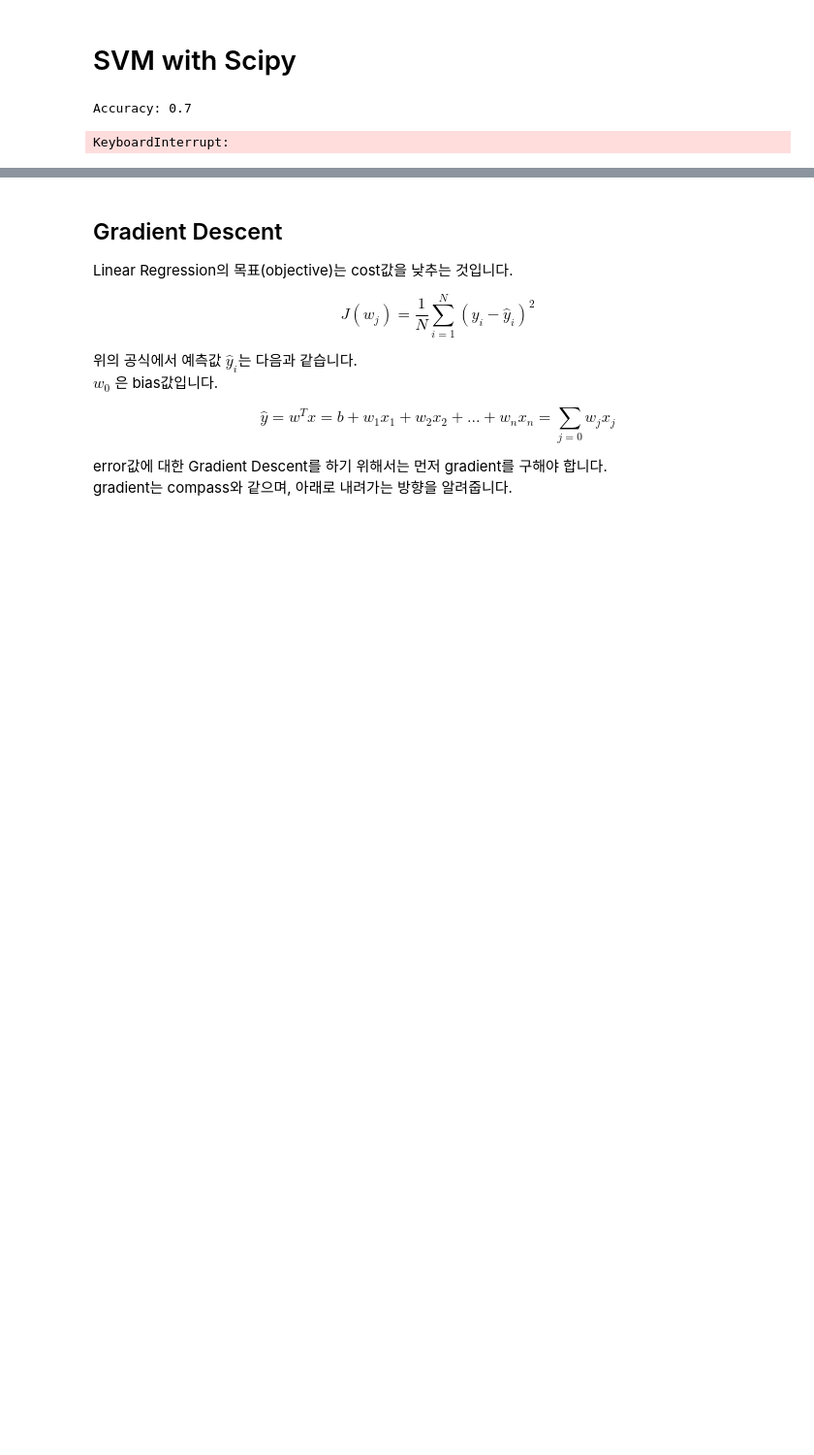
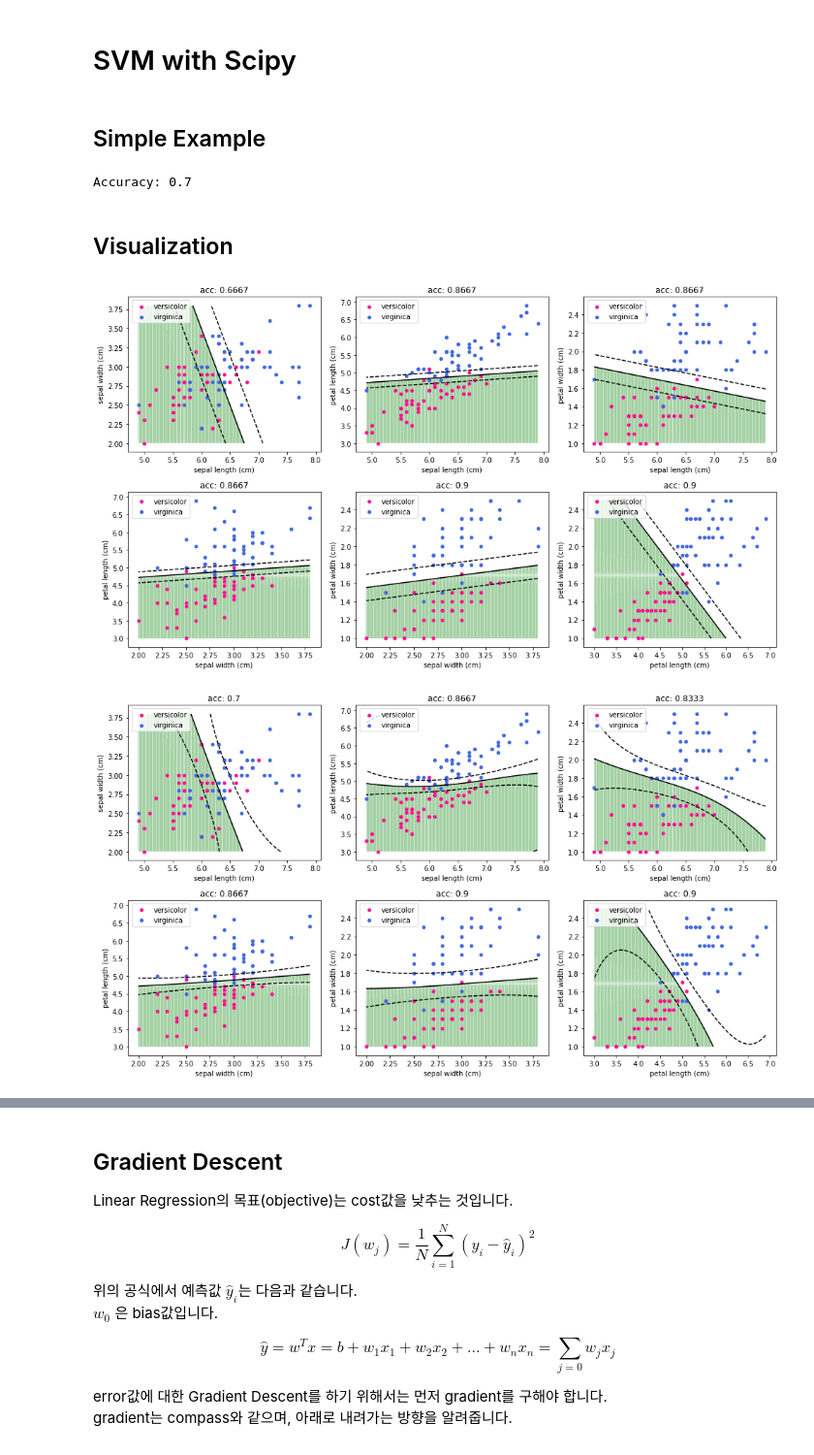
Before and after one commit to AndersonJo/support-vector-machine, a Jupyter notebook: 02 SVM with Numpy.ipynb, the cells around one changed output, grey strips where cells are left out. Shown at 97% size. Saved outputs shown, nothing was run; the diff lists cells and outputs as text; code cells hidden in the pictures; blank space fills up the shorter version.

```diff
--- a/02 SVM with Numpy.ipynb
+++ b/02 SVM with Numpy.ipynb
@@ -71,6 +71,8 @@ visualize_dataset()
 # %%
 from sklearn.svm import LinearSVC, SVC
 from sklearn.metrics import accuracy_score
+# %% [markdown]
+## Simple Example
 # %%
 clf = SVC(kernel='rbf')
 clf.fit(train_x[:, :2], train_y)
@@ -80,33 +82,8 @@ acc = accuracy_score(test_y, pred_y)
 print(f'Accuracy: {acc:.4}')
 # %% [output]
 Accuracy: 0.7
-# %%
-clf = SVC(kernel=kernel, gamma=10)
-clf.fit(X_train, y_train)
-
-# clf = svm.SVC(kernel=kernel, gamma=10)
-# clf.fit(X_train, y_train)
-
-f1_min = data_x[:, 0].min()
-f1_max = data_x[:, 0].max()
-f2_min = data_x[:, 1].min()
-f2_max = data_x[:, 1].max()
-
-xx, yy = np.mgrid[f1_min:f1_max:200j, f2_min:f2_max:200j]
-
-# xx, yy = np.meshgrid(np.linspace(f1_min, f1_max, 200),
-#                      np.linspace(f2_min, f2_max, 200))
-
-print(xx.shape, yy.shape)
-_features = np.c_[xx.ravel(), yy.ravel()]
-print('_features:', _features.shape)
-zz = clf.decision_function(_features)
-zz.shape
-# XX, YY = np.mgrid[x_min:x_max:200j, y_min:y_max:200j]
-# clf.decision_function(np.c_[XX.ravel(), YY.ravel()])
-# clf.decision_function(train_x[0:1]), train_x[0:1]
-# %% [output]
-KeyboardInterrupt:
+# %% [markdown]
+## Visualization
 # %%
 def visualize_dataset(model, kernel='rbf', **kwargs):
     features = iris.feature_names
@@ -121,30 +98,35 @@ def visualize_dataset(model, kernel='rbf', **kwargs):
     fig, plots = plt.subplots(2, 3)
     fig.set_figwidth(14)
     fig.set_figheight(8)
     fig.set_tight_layout(True)
     plots = plots.reshape(-1)
 
     for i, (x, y) in enumerate(_comb):
         _plot = plots[i]
 
         clf = SVC(kernel=kernel, **kwargs)
         clf.fit(train_x[:, [x, y]], train_y)
         pred_y = clf.predict(test_x[:, [x, y]])
         acc = accuracy_score(test_y, pred_y)
 
         f1_min = data_x[:, x].min()
         f1_max = data_x[:, x].max()
         f2_min = data_x[:, y].min()
         f2_max = data_x[:, y].max()
         xx, yy = np.mgrid[f1_min:f1_max:200j, f2_min:f2_max:200j]
 
         zz = clf.decision_function(np.c_[xx.ravel(), yy.ravel()])
         zz = zz.reshape(xx.shape)
 
         _plot.set_title(f'acc: {acc:.4}')
         _plot.pcolormesh(xx, yy, zz > 0, cmap=plt.cm.ocean, alpha=0.1)
         _plot.contour(xx, yy, zz, colors=['k', 'k', 'k'], linestyles=['--', '-', '--'], levels=[-.5, 0, .5])
         dataset[dataset['y']==1].plot(x=x, y=y, ax=_plot, kind='scatter', label=labels[1], color=colors[1])
         dataset[dataset['y']==2].plot(x=x, y=y, ax=_plot, kind='scatter', label=labels[2], color=colors[2])
 
+visualize_dataset(clf, kernel='linear')
+visualize_dataset(clf, kernel='rbf')
 visualize_dataset(clf, kernel='poly', degree=5)
+# %% [output]
+[figure, added]
+[figure, added]
```
Also changed, not shown: parts of 1 cell of this notebook.
